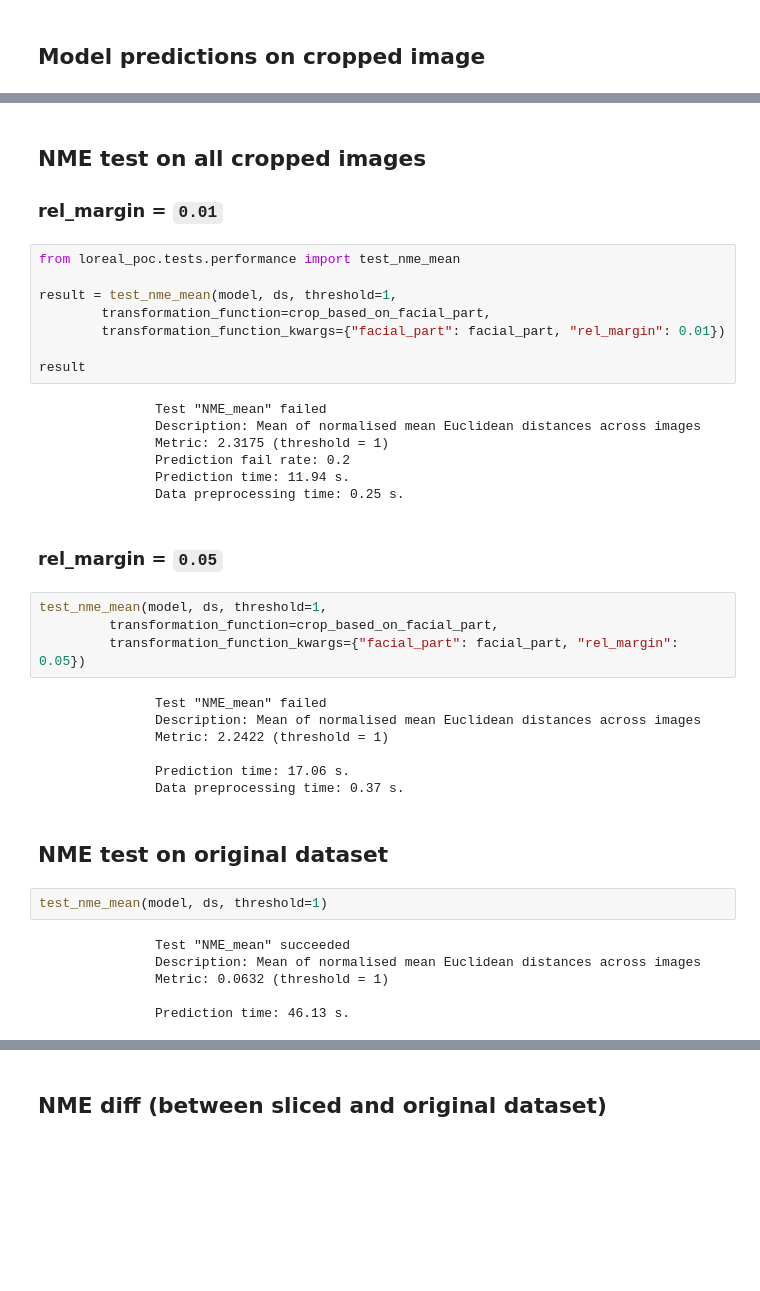
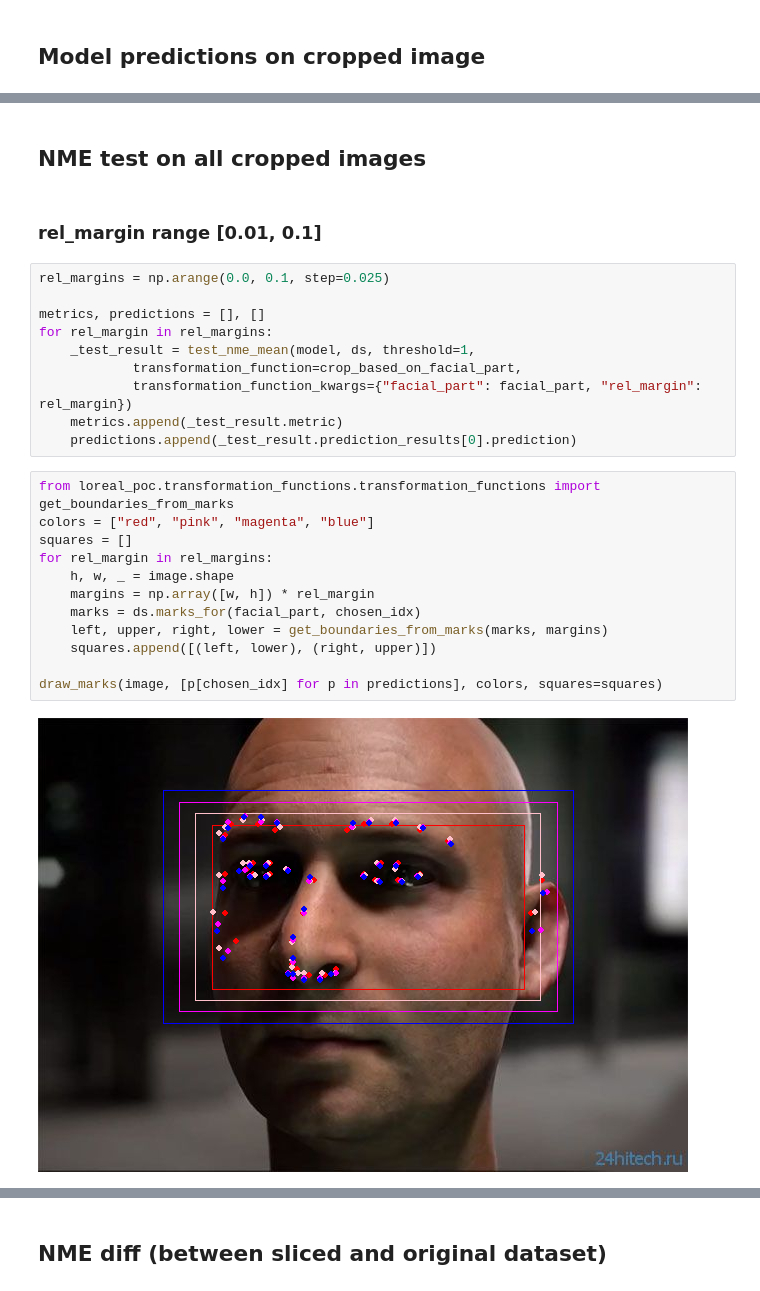
Before and after one commit to Giskard-AI/giskard-vision, a Jupyter notebook: examples/criteria1_partial_faces.ipynb, the cells around one changed output, grey strips where cells are left out. Drawn from its saved outputs; the diff is of its cells as text; blank space fills up the shorter version.

```diff
--- a/examples/criteria1_partial_faces.ipynb
+++ b/examples/criteria1_partial_faces.ipynb
@@ -50,42 +51,28 @@ draw_marks(cropped_image, [predictions[0]], ["red"], [True])
 # %% [markdown]
 ## NME test on all cropped images
-
-### rel_margin = `0.01`
-# %%
-from loreal_poc.tests.performance import test_nme_mean
-
-result = test_nme_mean(model, ds, threshold=1,
-        transformation_function=crop_based_on_facial_part,
-        transformation_function_kwargs={"facial_part": facial_part, "rel_margin": 0.01})
-
-result
-# %% [output]
-               Test "NME_mean" failed
-               Description: Mean of normalised mean Euclidean distances across images
-               Metric: 2.3175 (threshold = 1)
-               Prediction fail rate: 0.2
-               Prediction time: 11.94 s.
-               Data preprocessing time: 0.25 s.
 # %% [markdown]
-### rel_margin = `0.05`
+### rel_margin range [0.01, 0.1]
-# %%
-test_nme_mean(model, ds, threshold=1,
-         transformation_function=crop_based_on_facial_part,
-         transformation_function_kwargs={"facial_part": facial_part, "rel_margin": 0.05})
-# %% [output]
-               Test "NME_mean" failed
-               Description: Mean of normalised mean Euclidean distances across images
-               Metric: 2.2422 (threshold = 1)
-
-               Prediction time: 17.06 s.
-               Data preprocessing time: 0.37 s.
-# %% [markdown]
-## NME test on original dataset
-# %%
-test_nme_mean(model, ds, threshold=1)
-# %% [output]
-               Test "NME_mean" succeeded
-               Description: Mean of normalised mean Euclidean distances across images
-               Metric: 0.0632 (threshold = 1)
-
-               Prediction time: 46.13 s.
+# %%
+rel_margins = np.arange(0.0, 0.1, step=0.025)
+
+metrics, predictions = [], []
+for rel_margin in rel_margins:
+    _test_result = test_nme_mean(model, ds, threshold=1,
+            transformation_function=crop_based_on_facial_part,
+            transformation_function_kwargs={"facial_part": facial_part, "rel_margin": rel_margin})
+    metrics.append(_test_result.metric)
+    predictions.append(_test_result.prediction_results[0].prediction)
+# %%
+from loreal_poc.transformation_functions.transformation_functions import get_boundaries_from_marks
+colors = ["red", "pink", "magenta", "blue"]
+squares = []
+for rel_margin in rel_margins:
+    h, w, _ = image.shape
+    margins = np.array([w, h]) * rel_margin
+    marks = ds.marks_for(facial_part, chosen_idx)
+    left, upper, right, lower = get_boundaries_from_marks(marks, margins)
+    squares.append([(left, lower), (right, upper)])
+
+draw_marks(image, [p[chosen_idx] for p in predictions], colors, squares=squares)
+# %% [output]
+[figure, added]
```
Also changed, not shown: parts of 16 cells of this notebook, 1 other file.
